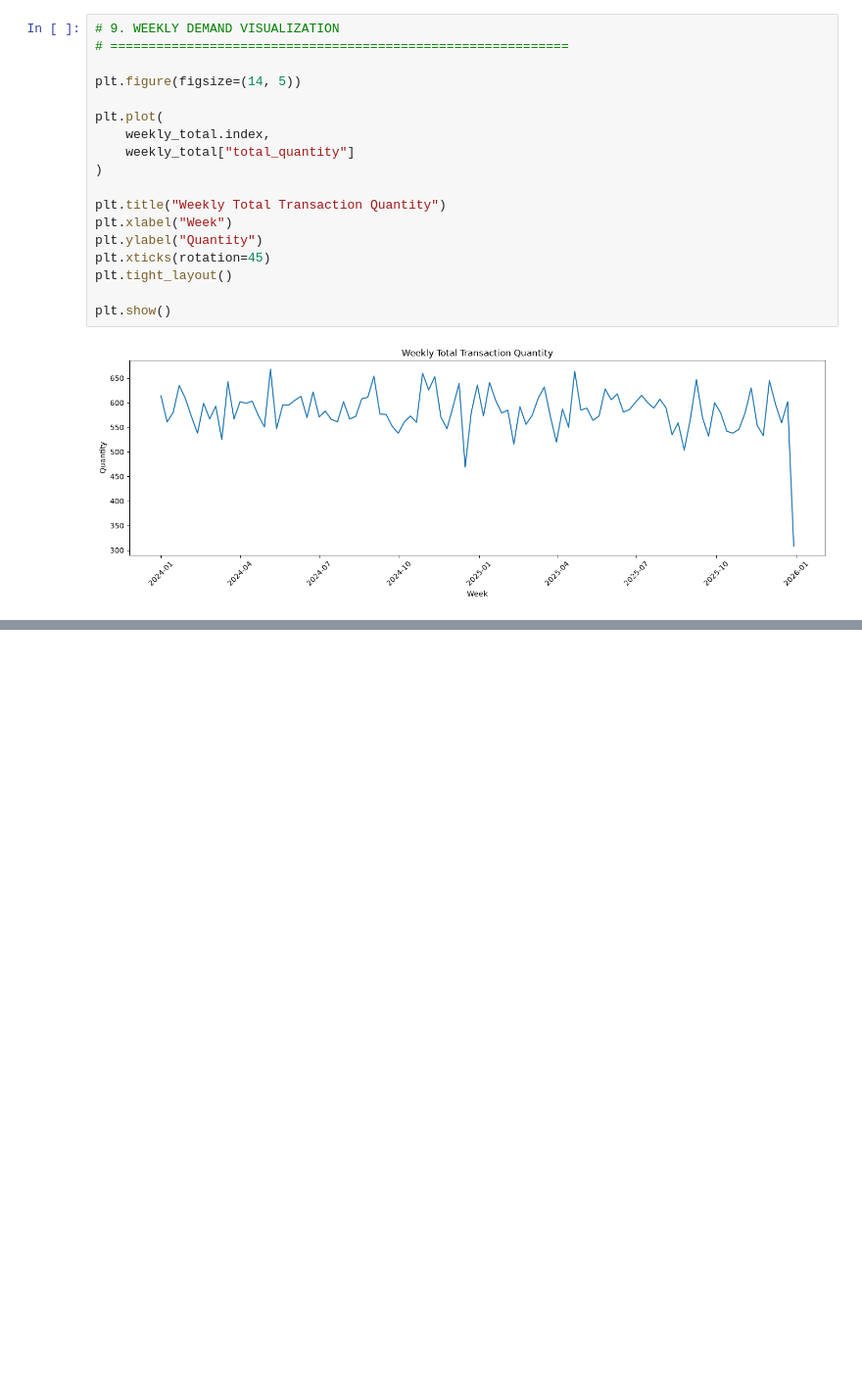
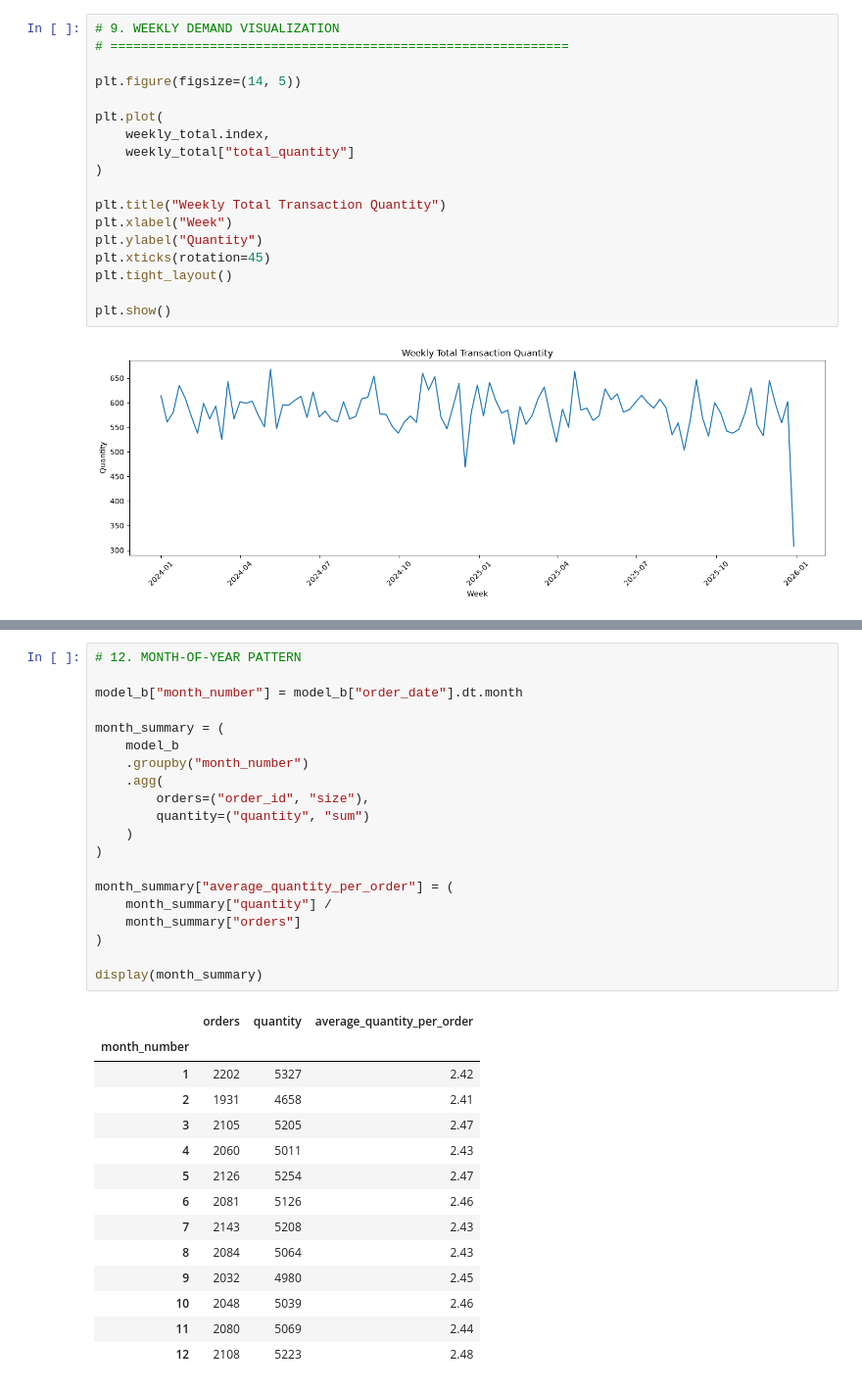
Before and after one commit to Thomasayanfeoluwa/E-Commerce-Risk-And-Demand-Intelligent-System, a Jupyter notebook: notebook/01_data_understanding.ipynb, the cells around one changed output, grey strips where cells are left out. Shown at 98% size. Drawn from its saved outputs; the diff is of its cells as text; blank space fills up the shorter version.

```diff
--- a/notebook/01_data_understanding.ipynb
+++ b/notebook/01_data_understanding.ipynb
@@ -740,0 +835,35 @@ plt.show()
+# %%
+# 12. MONTH-OF-YEAR PATTERN
+
+model_b["month_number"] = model_b["order_date"].dt.month
+
+month_summary = (
+    model_b
+    .groupby("month_number")
+    .agg(
+        orders=("order_id", "size"),
+        quantity=("quantity", "sum")
+    )
+)
+
+month_summary["average_quantity_per_order"] = (
+    month_summary["quantity"] /
+    month_summary["orders"]
+)
+
+display(month_summary)
+# %% [output]
+|  | orders | quantity | average_quantity_per_order |
+| month_number |  |  |  |
+| 1 | 2202 | 5327 | 2.42 |
+| 2 | 1931 | 4658 | 2.41 |
+| 3 | 2105 | 5205 | 2.47 |
+| 4 | 2060 | 5011 | 2.43 |
+| 5 | 2126 | 5254 | 2.47 |
+| 6 | 2081 | 5126 | 2.46 |
+| 7 | 2143 | 5208 | 2.43 |
+| 8 | 2084 | 5064 | 2.43 |
+| 9 | 2032 | 4980 | 2.45 |
+| 10 | 2048 | 5039 | 2.46 |
+| 11 | 2080 | 5069 | 2.44 |
+| 12 | 2108 | 5223 | 2.48 |
```
Also changed, not shown: parts of 9 cells of this notebook.
